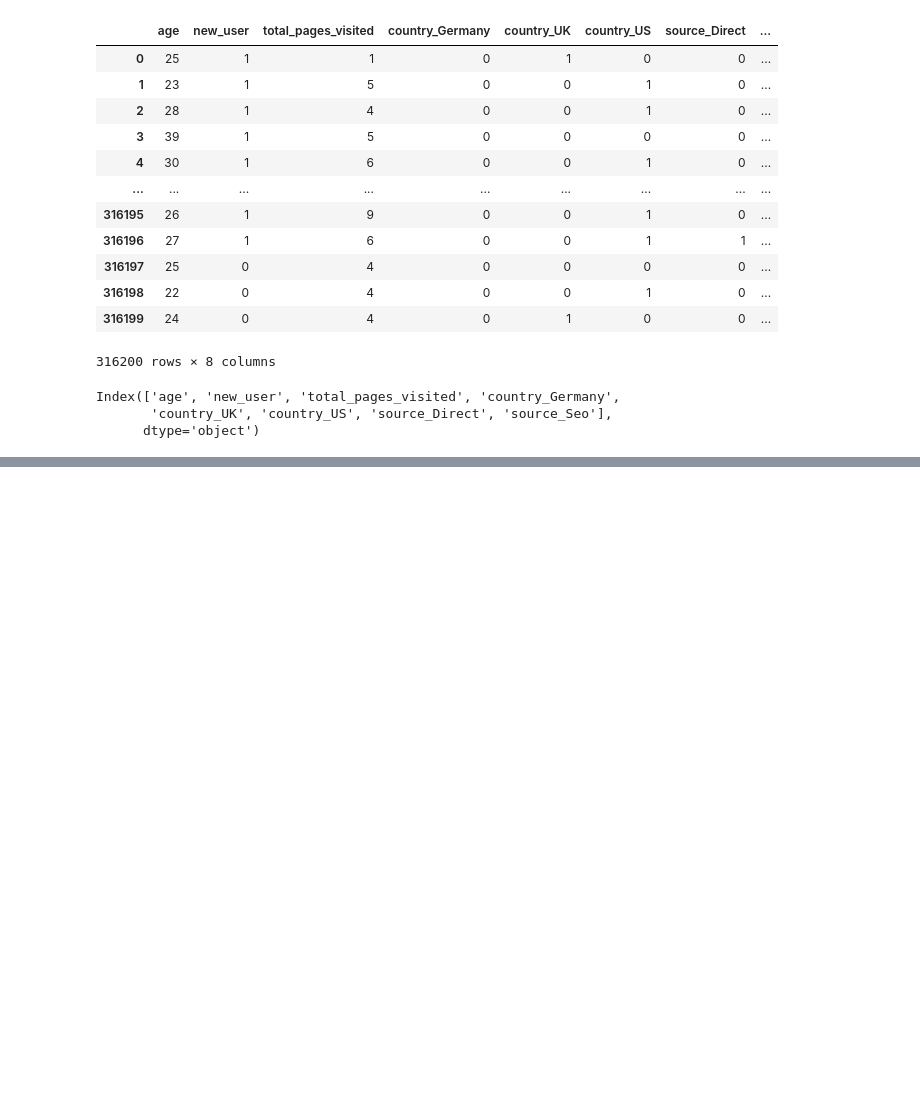
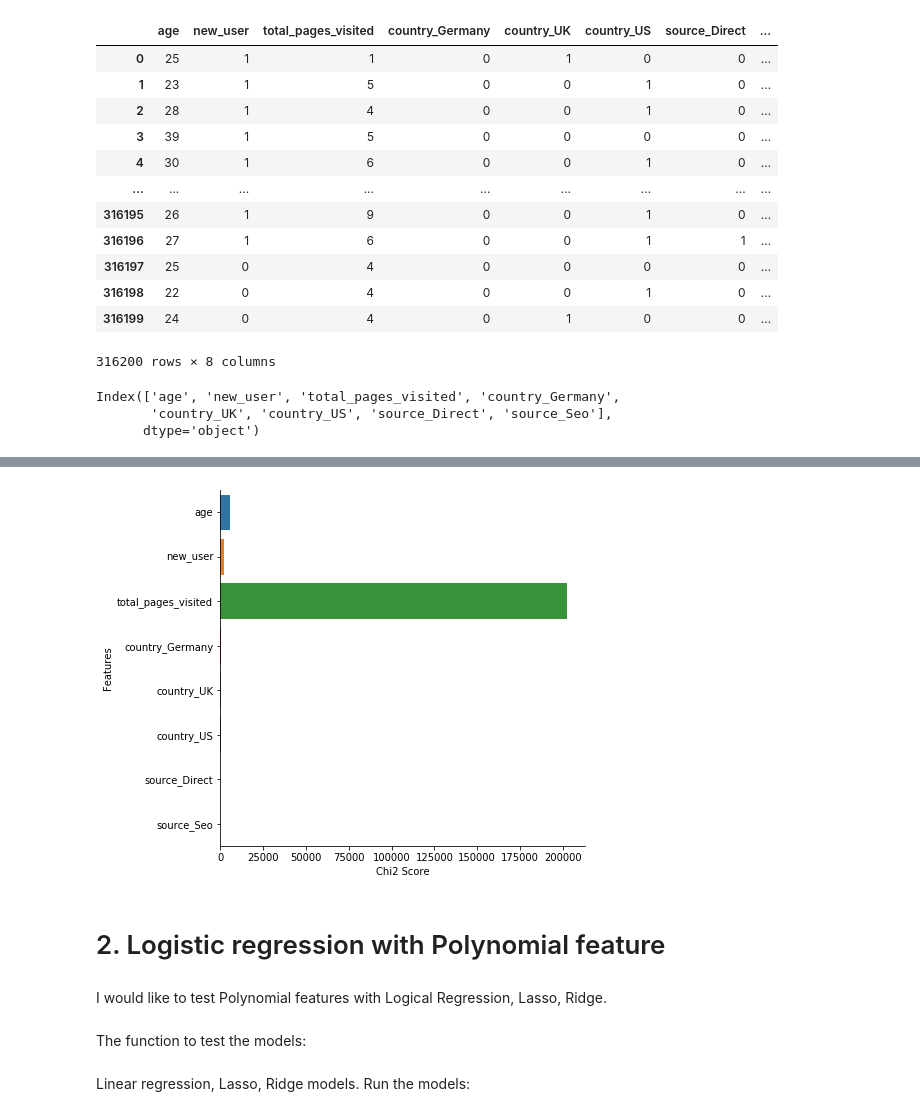
Before and after one commit to Baigala/03-Conversion-rate, a Jupyter notebook: Conversion Project.ipynb, the cells around one changed output, grey strips where cells are left out. Cells and saved outputs as stored; diff of their text form; code cells hidden in the pictures; blank space fills up the shorter version.

```diff
--- a/Conversion Project.ipynb
+++ b/Conversion Project.ipynb
@@ -245,0 +174,3 @@ X_test = sc_x.transform(X_test)
+# %%
+data2 = {'Chi2 Score':dataset[0], 'P-value':dataset[1]}
+df2 = pd.DataFrame(data2, index =['age', 'new_user', 'total_pages_visited', 'country_Germany','country_UK', 'country_US', 'source_Direct', 'source_Seo'])
@@ -245,0 +189,12 @@ X_test = sc_x.transform(X_test)
+# %%
+ax = sns.catplot(x=df2.columns[0], y=[index for index in df2.index], height=7, data=df2, kind="bar", legend=False)
+ax.set(xlabel='Chi2 Score', ylabel='Features')
+plt.show()
+# %% [output]
+[figure, added]
+# %% [markdown]
+# 2. Logistic regression with Polynomial feature
+# %% [markdown]
+I would like to test Polynomial features with Logical Regression, Lasso, Ridge.
+# %% [markdown]
+The function to test the models:
@@ -245,0 +204,2 @@ X_test = sc_x.transform(X_test)
+# %% [markdown]
+Linear regression, Lasso, Ridge models. Run the models:
```
Also changed, not shown: parts of 73 cells of this notebook, 1 other file.
